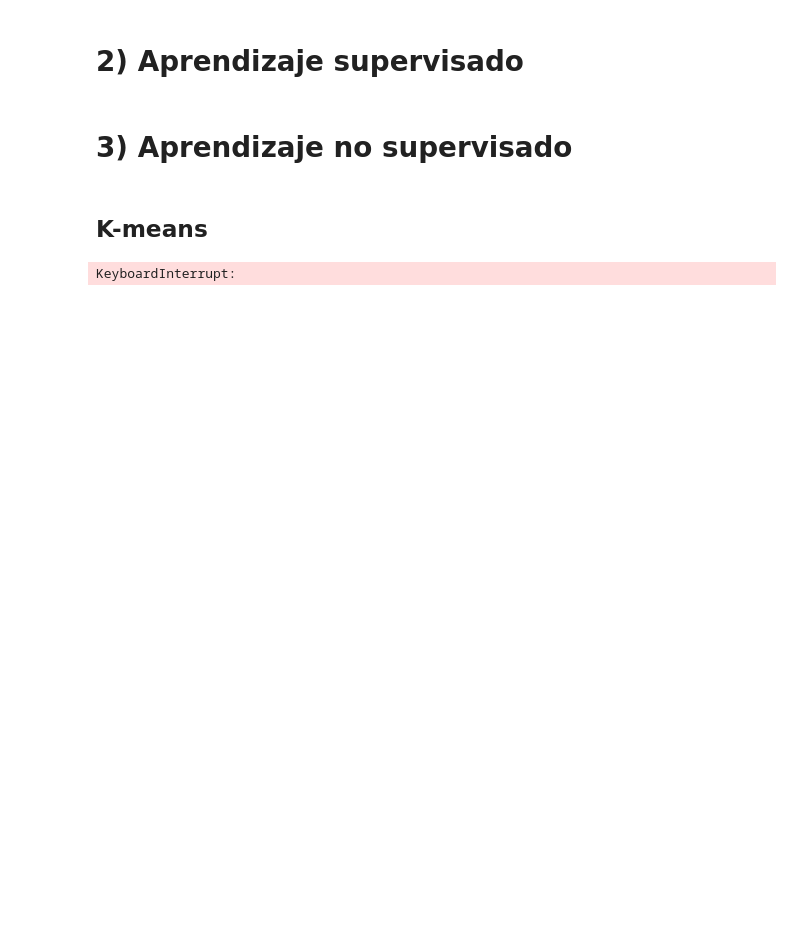
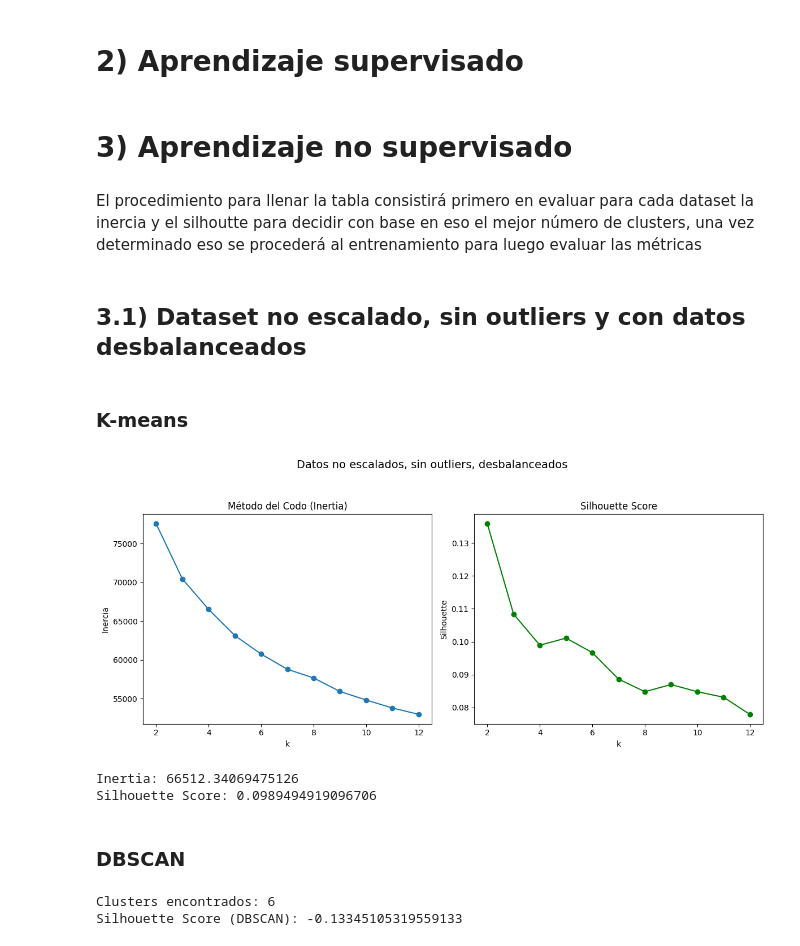
Before and after one commit to segomezz/Practica2-IA, a Jupyter notebook: Práctica_2.ipynb, the cells around one changed output. Drawn from its saved outputs; the diff is of its cells as text; code cells hidden in the pictures; blank space fills up the shorter version.

```diff
--- a/Práctica_2.ipynb
+++ b/Práctica_2.ipynb
@@ -127,8 +138,12 @@ datasets['8'] = pd.concat([
 # 2) Aprendizaje supervisado
 # %% [markdown]
 # 3) Aprendizaje no supervisado
+# %% [markdown]
+El procedimiento para llenar la tabla consistirá primero en evaluar para cada dataset la inercia y el silhoutte para decidir con base en eso el mejor número de clusters, una vez determinado eso se procederá al entrenamiento para luego evaluar las métricas
+# %% [markdown]
+## 3.1) Dataset no escalado, sin outliers y con datos desbalanceados
 # %% [markdown]
-## K-means
+### K-means
 # %%
 unsupervised_datasets = {} #Creación de dataset que se usarán en el entrenamiento
 
@@ -136,7 +151,7 @@ for i in range(1, 9):
     df_i = datasets[str(i)].drop(columns=['loan_status'])  # quitamos la variable objetivo
     unsupervised_datasets[str(i)] = df_i.copy()
 # %%
-def evaluate_kmeans(X, max_k=10):
+def evaluate_kmeans(X, max_k=12):
     inertias = []
     silhouettes = []
 
@@ -148,25 +163,45 @@ def evaluate_kmeans(X, max_k=10):
 
     return inertias, silhouettes
 # %%
-X = unsupervised_datasets['1']
+resultados_no_supervisado = []
+# Número del dataset (como string)
+caso = '1'
 
+# Dataset sin variable objetivo
+X = unsupervised_datasets[caso]
 inertias, silhouettes = evaluate_kmeans(X)
 
-plt.figure(figsize=(12,5))
+plt.figure(figsize=(12, 5))
 
+# Título general de toda la figura
+plt.suptitle("Datos no escalados, sin outliers, desbalanceados", fontsize=14, y=1.05)
+
+# Subplot 1: Método del Codo
 plt.subplot(1, 2, 1)
-plt.plot(range(2, 11), inertias, marker='o')
+plt.plot(range(2, 13), inertias, marker='o')
 plt.title('Método del Codo (Inertia)')
 plt.xlabel('k')
 plt.ylabel('Inercia')
 
+# Subplot 2: Silhouette Score
 plt.subplot(1, 2, 2)
-plt.plot(range(2, 11), silhouettes, marker='o', color='green')
+plt.plot(range(2, 13), silhouettes, marker='o', color='green')
 plt.title('Silhouette Score')
 plt.xlabel('k')
 plt.ylabel('Silhouette')
 
 plt.tight_layout()
 plt.show()
 # %% [output]
-KeyboardInterrupt:
+[figure, added]
+# %%
+kmeans1 = KMeans(n_clusters=4, random_state=42)
+labels_kmeans1 = kmeans1.fit_predict(X)
+
+print("Inertia:", kmeans1.inertia_)
+print("Silhouette Score:", silhouette_score(X, labels_kmeans1))
+# %% [output]
+Inertia: 66512.34069475126
+Silhouette Score: 0.0989494919096706
+# %% [markdown]
+### DBSCAN
@@ -172,0 +220,20 @@ KeyboardInterrupt:
+# %%
+db1 = DBSCAN(eps=1.56, min_samples=5)
+labels_dbscan1 = db1.fit_predict(X)
+
+# -1 indica "ruido"
+n_clusters = len(set(labels_dbscan1)) - (1 if -1 in labels_dbscan1 else 0)
+silhouette_DBSCAN1= silhouette_score(X, labels_dbscan1)
+print("Clusters encontrados:", n_clusters)
+
+print("Silhouette Score (DBSCAN):", silhouette_DBSCAN1)
+# Guardar resultados
+resultados_no_supervisado.append({
+    'Caso': caso,
+    'Inercia_KMeans': kmeans1.inertia_,
+    'Silhouette_KMeans': silhouette_score(X, labels_kmeans1),
+    'Silhouette_DBSCAN': silhouette_DBSCAN1
+})
+# %% [output]
+Clusters encontrados: 6
+Silhouette Score (DBSCAN): -0.13345105319559133
```
Also changed, not shown: parts of 14 cells of this notebook.
